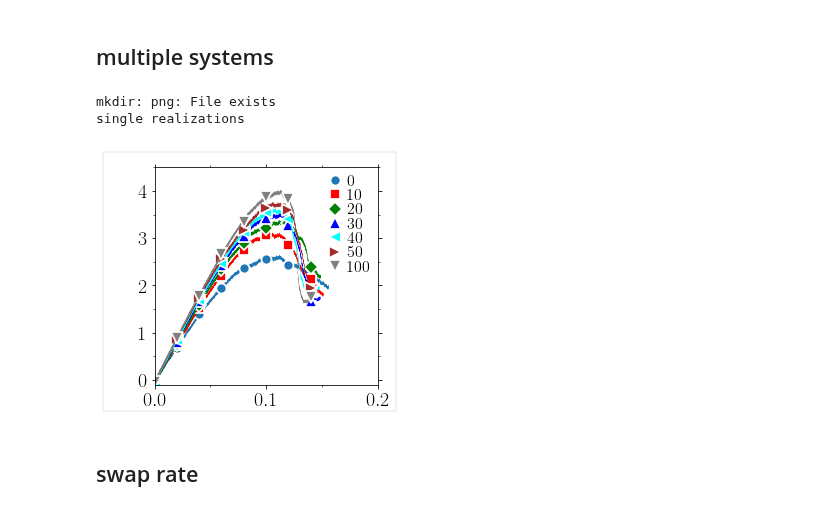
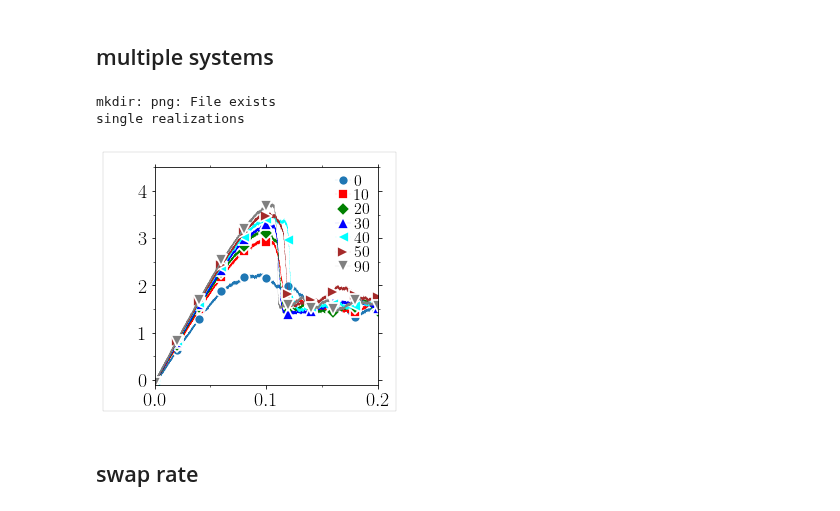
Before and after one commit to kkarimi62/glassDeformation, a Jupyter notebook: python/analyzePlasticity.ipynb, the cells around one changed output. Drawn from its saved outputs; the diff is of its cells as text; code cells hidden in the pictures.

```diff
--- a/python/analyzePlasticity.ipynb
+++ b/python/analyzePlasticity.ipynb
@@ -719,10 +719,12 @@ def main():
         return
 
     !mkdir png
-    glass = 'Co5Cr2Fe40Mn27Ni26 CoNiCrFeMn'.split()[1]
+
+    glass = 'Co5Cr2Fe40Mn27Ni26 CoNiCrFe CoNiCrFeMn CoNiFe'.split()[0]
     #--- temp object
     temp = Temperature(
-        [0,1,2,3,4,5,10],[list(range(1,2))]*10,
+        [0,1,2,3,4,5,9],[list(range(1))]*10,
+#        [0,1,2,3,4,5,10],[list(range(1,2))]*10,
 #        [0,1,2,3,4,5,9],[list(range(1))]*10,
 #         verbose = True,
                      )
@@ -743,34 +745,34 @@ def main():
     legend.Set(fontsize=16,
                bbox_to_anchor=(.53,0.44,0.5,0.5),
               )
     ax = utl.PltErr(None,None,Plot=False,attrs={})
     xdata_column=2;ydata_column=6
     for age, indx in zip(temp.temps,range(len(temp.temps))):
         xdata = temp.data[indx][:,xdata_column]
         ydata = temp.data[indx][:,ydata_column]
         utl.PltErr(xdata,ydata,
                   attrs=symbols.GetAttrs(count=indx%7,nevery=20000,label=r'$%d$'%(age*factor),linewidth=0.1),
                    ax=ax,
                    Plot=False,
                   )
 
     utl.PltErr(None,None, attrs={},
 #                xstr=r'$\gamma_{xy}$',
 #                ystr=r'$\sigma_{xy}$(Gpa)',
                ax=ax,
                legend=legend.Get(),
                title = 'png/stress_strain_age_%s.png'%glass.lower(),
                Plot=False,
                ylim=(-0.1,4.5),xlim=(0,0.2),
               DrawFrame=DRAW_FRAME,
               )
 
     return temp
 temp = main()
 # %% [output]
 mkdir: png: File exists
 single realizations
-[figure, old version]
+[figure, new version]
 # %% [markdown]
 ## swap rate
 # %%
```
Also changed, not shown: parts of 21 cells of this notebook, 2 other files.
